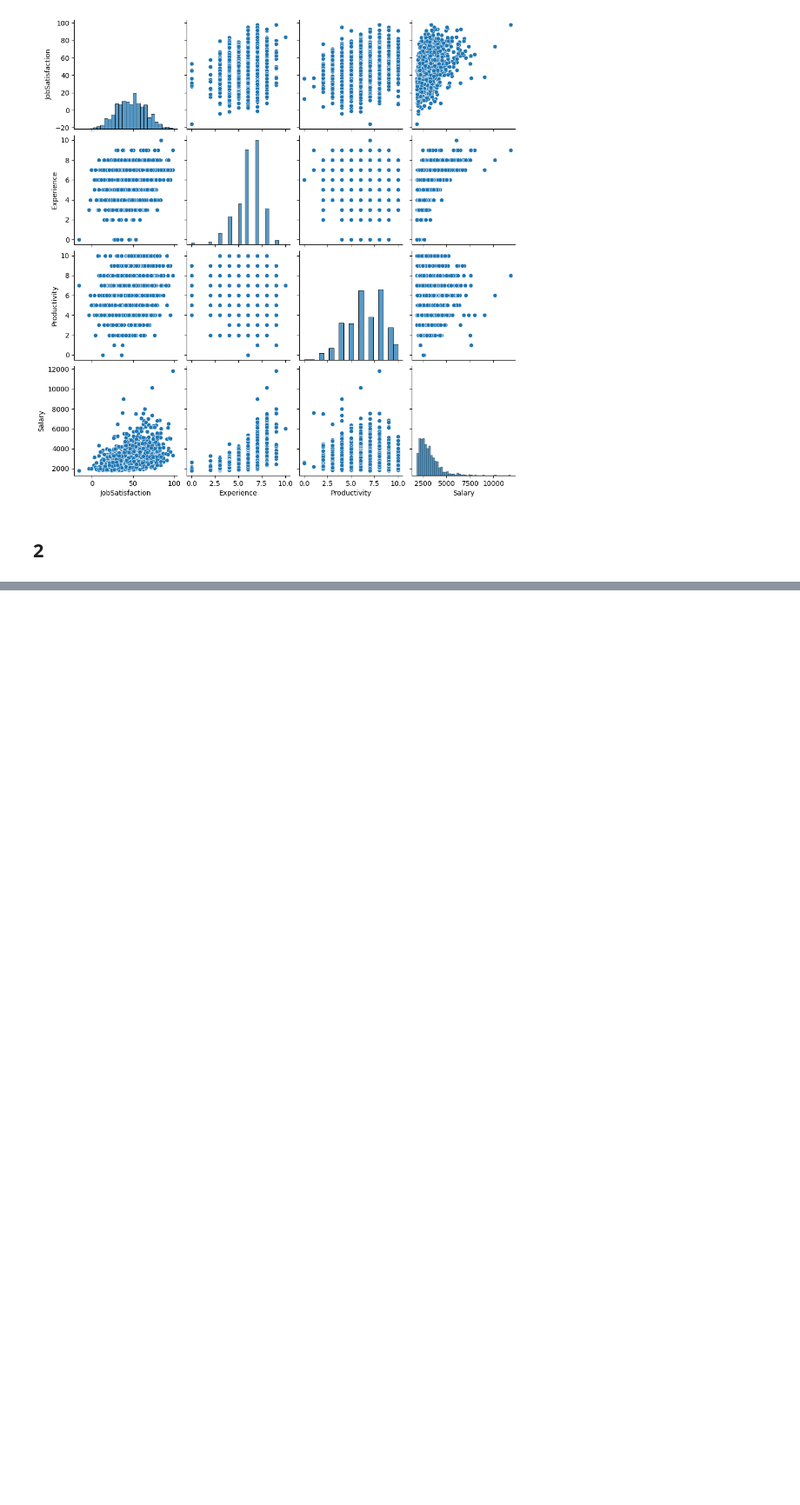
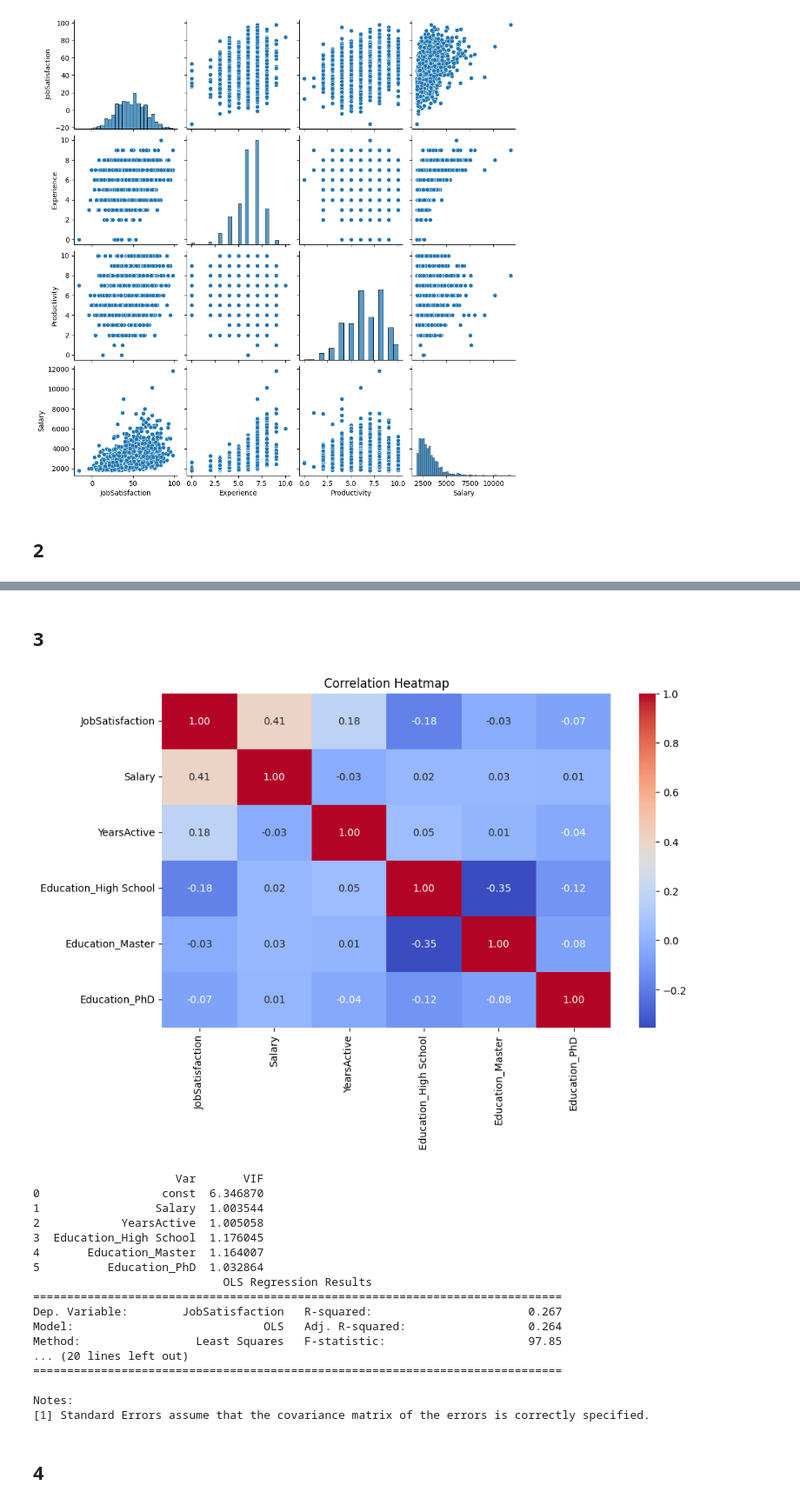
Before and after one commit to GitJvG/ModellingAssignment, a Jupyter notebook: Modelling.ipynb, the cells around one changed output, grey strips where cells are left out. Shown: that part at 87% size. Drawn from its saved outputs; the diff is of its cells as text; code cells hidden in the pictures; blank space fills up the shorter version.

```diff
--- a/Modelling.ipynb
+++ b/Modelling.ipynb
@@ -6,6 +6,15 @@ import seaborn as sn
 import statsmodels.api as sm
 from statsmodels.stats.outliers_influence import variance_inflation_factor as vif
 df = pd.read_csv("1672627CompanyEmployeeData.csv")
+# %%
+"""Since VIF is checked multiple times, I might as well make a function for it"""
+def VIF_check(x):
+    VIF_data = pd.DataFrame()
+    VIF_data['Var'] = x.columns
+    VIF_data['VIF'] = [vif(x, i)
+                    for i in range(len(x.columns))]
+    print(VIF_data)
+    return VIF_data
 # %% [markdown]
 ## 1
 # %%
@@ -84,0 +107,49 @@ Covariance Type:            nonrobust
+# %% [markdown]
+## 3
+# %%
+from sklearn.preprocessing import MinMaxScaler
+
+x = df[['JobSatisfaction', 'Salary', 'YearsActive', 'Education_High School', 'Education_Master', 'Education_PhD']]
+correlations = x.corr()
+
+plt.figure(figsize=(10, 6))
+sn.heatmap(correlations, annot=True, cmap='coolwarm', fmt='.2f')
+plt.title('Correlation Heatmap')
+plt.show()
+
+# Normalizing Salary and years active as the coeficient would otherwise be comparing euros with years.
+# Education dummies aren't normalized as it makes no sense to normalize binary 0/1 values.
+
+scaler = MinMaxScaler()
+x = x.drop('JobSatisfaction', axis=1)
+x[['Salary', 'YearsActive']] = scaler.fit_transform(x[['Salary', 'YearsActive']])
+x = sm.add_constant(x)
+
+y = df['JobSatisfaction']
+
+# VIF check just to be sure
+VIF_check(x)
+
+model = sm.OLS(y, x).fit()
+print(model.summary())
+# %% [output]
+[figure, added]
+                     Var       VIF
+0                  const  6.346870
+1                 Salary  1.003544
+2            YearsActive  1.005058
+3  Education_High School  1.176045
+4       Education_Master  1.164007
+5          Education_PhD  1.032864
+                            OLS Regression Results
+==============================================================================
+Dep. Variable:        JobSatisfaction   R-squared:                       0.267
+Model:                            OLS   Adj. R-squared:                  0.264
+Method:                 Least Squares   F-statistic:                     97.85
+... (20 lines left out)
+==============================================================================
+
+Notes:
+[1] Standard Errors assume that the covariance matrix of the errors is correctly specified.
+# %% [markdown]
+## 4
```
Also changed, not shown: parts of 4 cells of this notebook, 1 other file.
